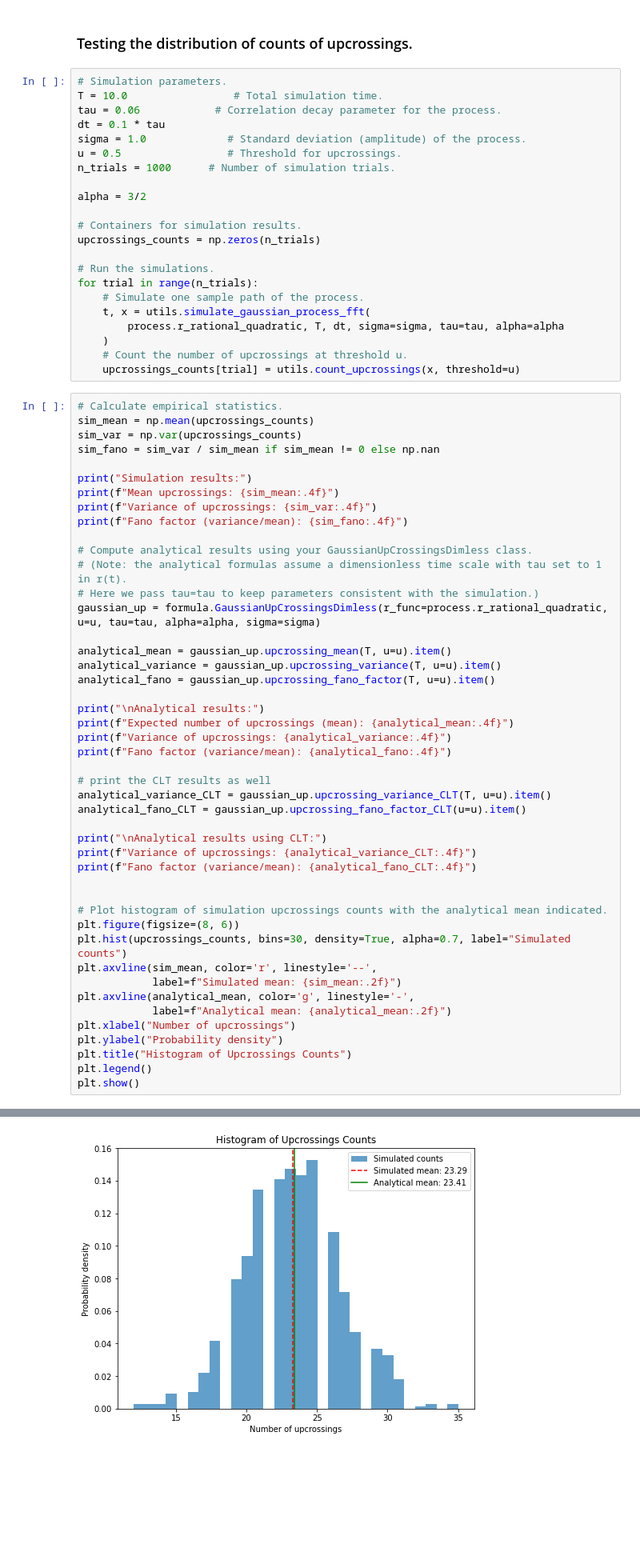
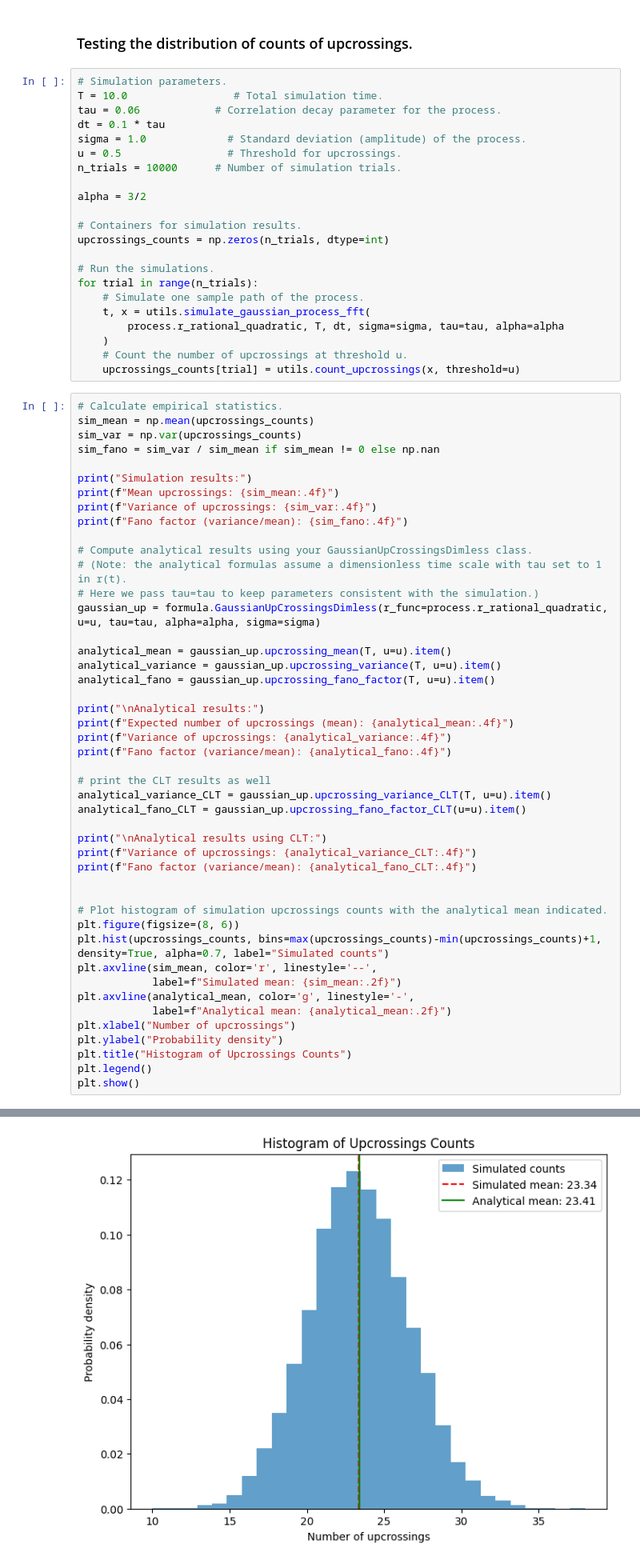
Before and after one commit to shivangrawat/gaussian-crossings, a Jupyter notebook: examples/rational_quadratic/theory_simulation_upcrossings.ipynb, the cells around one changed output, grey strips where cells are left out. Shown at 80% size. Saved outputs shown, nothing was run; the diff lists cells and outputs as text; blank space fills up the shorter version.

```diff
--- a/examples/rational_quadratic/theory_simulation_upcrossings.ipynb
+++ b/examples/rational_quadratic/theory_simulation_upcrossings.ipynb
@@ -20,12 +20,12 @@ tau = 0.06            # Correlation decay parameter for the process.
 dt = 0.1 * tau
 sigma = 1.0             # Standard deviation (amplitude) of the process.
 u = 0.5                 # Threshold for upcrossings.
-n_trials = 1000      # Number of simulation trials.
+n_trials = 10000      # Number of simulation trials.
 
 alpha = 3/2
 
 # Containers for simulation results.
-upcrossings_counts = np.zeros(n_trials)
+upcrossings_counts = np.zeros(n_trials, dtype=int)
 
 # Run the simulations.
 for trial in range(n_trials):
@@ -71,7 +71,7 @@ print(f"Fano factor (variance/mean): {analytical_fano_CLT:.4f}")
 
 # Plot histogram of simulation upcrossings counts with the analytical mean indicated.
 plt.figure(figsize=(8, 6))
-plt.hist(upcrossings_counts, bins=30, density=True, alpha=0.7, label="Simulated counts")
+plt.hist(upcrossings_counts, bins=max(upcrossings_counts)-min(upcrossings_counts)+1, density=True, alpha=0.7, label="Simulated counts")
 plt.axvline(sim_mean, color='r', linestyle='--',
             label=f"Simulated mean: {sim_mean:.2f}")
 plt.axvline(analytical_mean, color='g', linestyle='-',
@@ -89,13 +89,13 @@ Fano factor (variance/mean): 0.5030
 
 Analytical results:
 Expected number of upcrossings (mean): 23.4090
 Variance of upcrossings: 10.6778
 Fano factor (variance/mean): 0.4561
 
 Analytical results using CLT:
 Variance of upcrossings: 10.5893
 Fano factor (variance/mean): 0.4524
-[figure, old version]
+[figure, new version]
 # %% [markdown]
 ### We simulate the analytical vs simulation results for Fano factors.
 # %%
```
Also changed, not shown: parts of 8 cells of this notebook, 6 other files.
